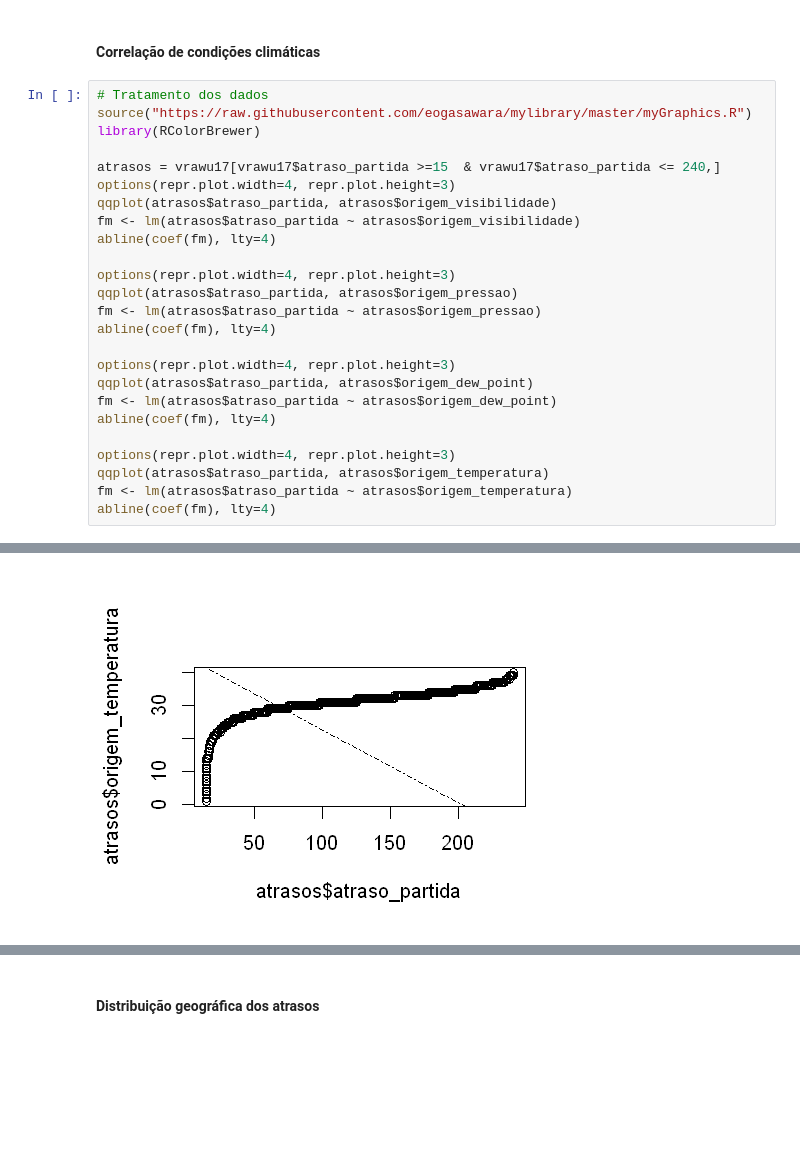
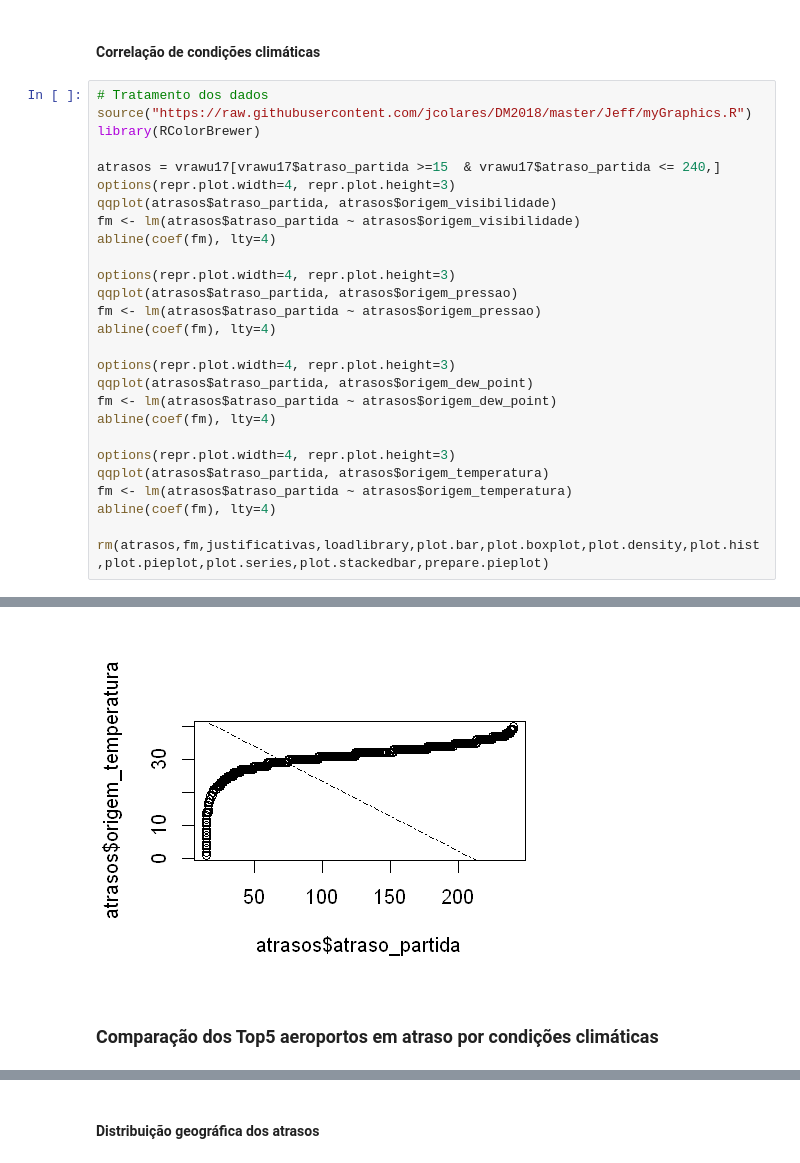
Before and after one commit to jcolares/DM2018, a Jupyter notebook: DataMining.ipynb, the cells around one changed output, grey strips where cells are left out. Saved outputs shown, nothing was run; the diff lists cells and outputs as text; blank space fills up the shorter version.

```diff
--- a/DataMining.ipynb
+++ b/DataMining.ipynb
@@ -433,7 +445,7 @@ plot(g)
 #### Correlação de condições climáticas
 # %%
 # Tratamento dos dados
-source("https://raw.githubusercontent.com/eogasawara/mylibrary/master/myGraphics.R")
+source("https://raw.githubusercontent.com/jcolares/DM2018/master/Jeff/myGraphics.R")
 library(RColorBrewer)
 
 atrasos = vrawu17[vrawu17$atraso_partida >=15  & vrawu17$atraso_partida <= 240,]
@@ -456,4 +468,6 @@ options(repr.plot.width=4, repr.plot.height=3)
 qqplot(atrasos$atraso_partida, atrasos$origem_temperatura)
 fm <- lm(atrasos$atraso_partida ~ atrasos$origem_temperatura)
 abline(coef(fm), lty=4)
+
+rm(atrasos,fm,justificativas,loadlibrary,plot.bar,plot.boxplot,plot.density,plot.hist,plot.pieplot,plot.series,plot.stackedbar,prepare.pieplot)
 # %% [output]
@@ -463 +477,3 @@ abline(coef(fm), lty=4)
-[figure, old version]
+[figure, new version]
+# %% [markdown]
+### Comparação dos Top5 aeroportos em atraso por condições climáticas
```
Also changed, not shown: parts of 44 cells of this notebook.
